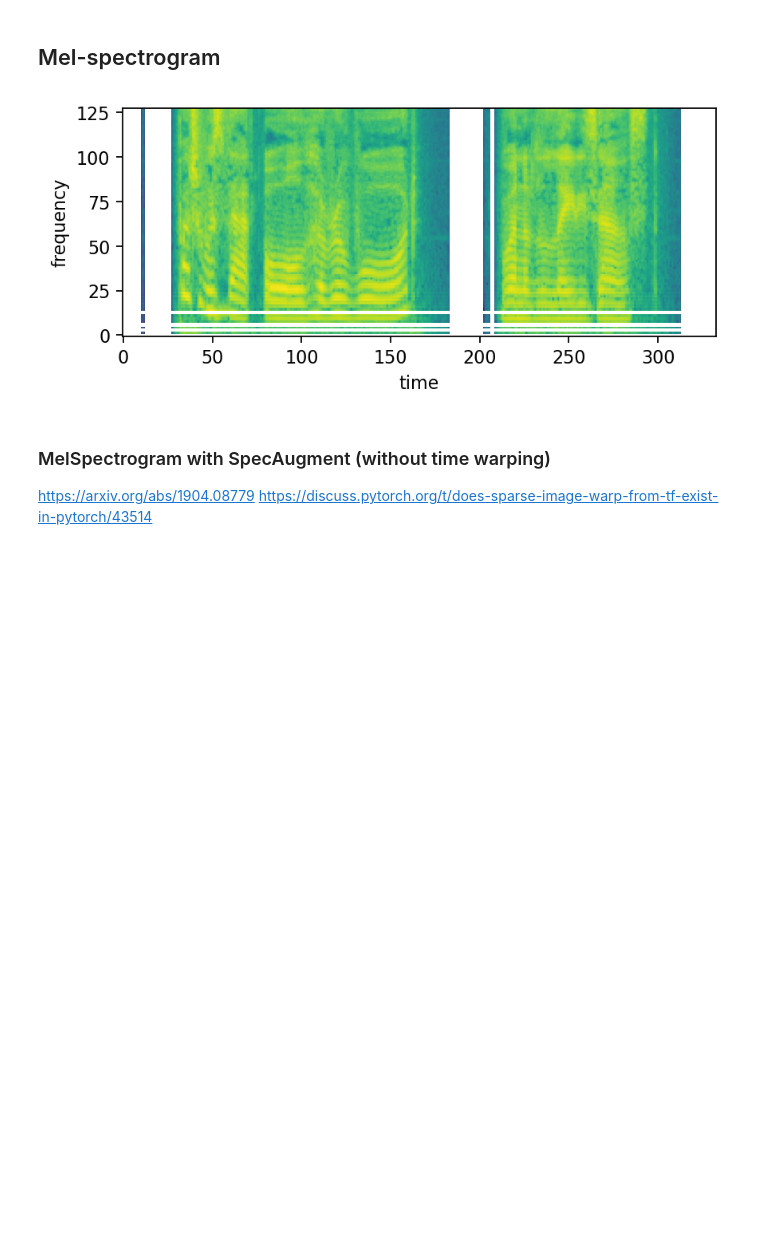
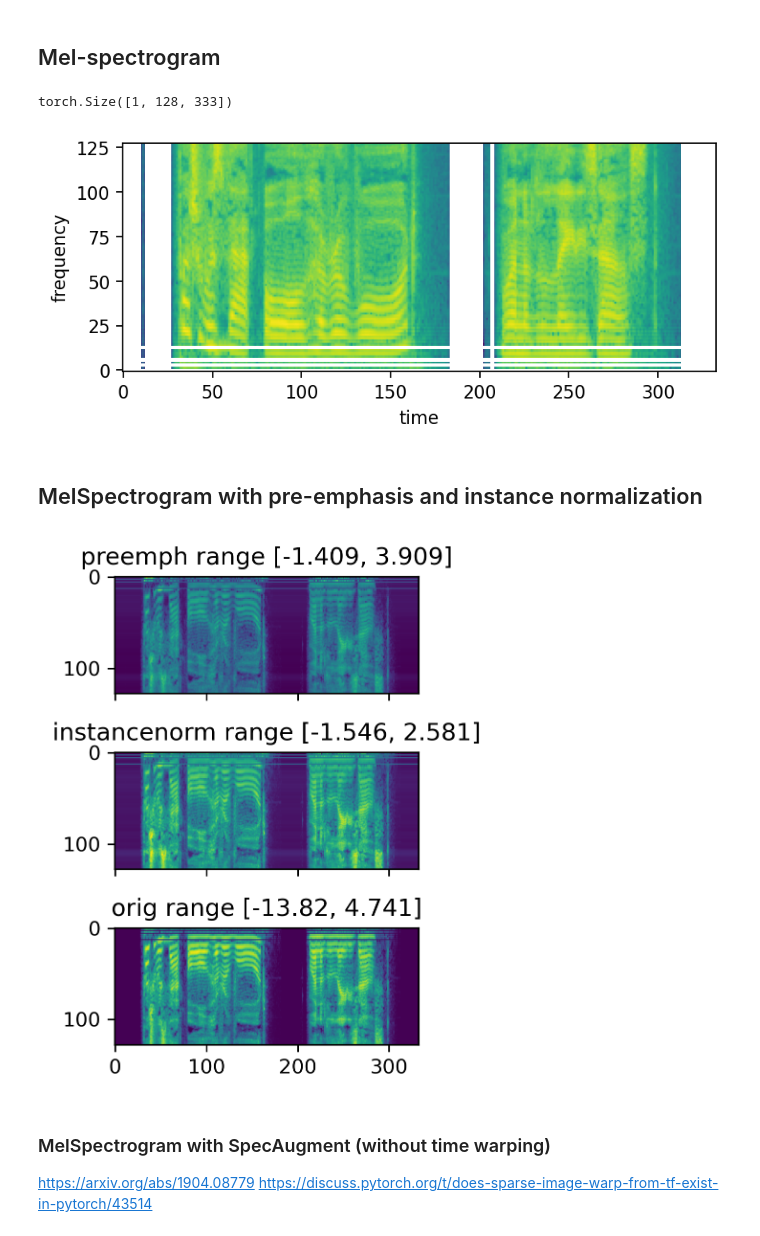
Before and after one commit to vjoki/fsl-experi, a Jupyter notebook: notebooks/audio_representation.ipynb, the cells around one changed output. Saved outputs shown, nothing was run; the diff lists cells and outputs as text; code cells hidden in the pictures; blank space fills up the shorter version.

```diff
--- a/notebooks/audio_representation.ipynb
+++ b/notebooks/audio_representation.ipynb
@@ -48,6 +50,7 @@ plt.gca().invert_yaxis()
 n_mels = 128
 n_fft = 400
 mel_spectro = torchaudio.transforms.MelSpectrogram(n_mels=n_mels, n_fft=n_fft)(signal)
+print(mel_spectro.shape)
 
 plt.imshow(mel_spectro.log2()[0,:,:], cmap='viridis')
 plt.ylabel('frequency')
@@ -55,7 +58,61 @@ plt.xlabel('time')
 plt.gca().invert_yaxis()
 #plt.savefig('melspectro.pdf')
 # %% [output]
+torch.Size([1, 128, 333])
 [figure]
+# %% [markdown]
+## MelSpectrogram with pre-emphasis and instance normalization
+# %%
+import torch.nn.functional as F
+class PreEmphasis(torch.nn.Module):  # pylint: disable=abstract-method
+    def __init__(self, coef: float = 0.97):
+        super().__init__()
+        self.coef = coef
+        # make kernel
+        # In pytorch, the convolution operation uses cross-correlation. So, filter is flipped.
+        self.register_buffer(
+            'flipped_filter', torch.FloatTensor([-self.coef, 1.]).unsqueeze(0).unsqueeze(0)
+        )
+
+    def forward(self, input: torch.Tensor) -> torch.Tensor:
+        assert len(input.size()) == 2, 'The number of dimensions of input tensor must be 2!'
+        # reflect padding to match lengths of in/out
+        input = input.unsqueeze(1)
+        input = F.pad(input, (1, 0), 'reflect')  # type: ignore
+        return F.conv1d(input, self.flipped_filter).squeeze(1)  # type: ignore
+
+x = signal
+x = PreEmphasis()(x)
+x = torchaudio.transforms.MelSpectrogram(n_mels=n_mels, n_fft=n_fft)(x)
+x = x+1e-6
+x = x.log()
+x = torch.nn.InstanceNorm1d(n_mels)(x)
+
+y = signal
+y = torchaudio.transforms.MelSpectrogram(n_mels=n_mels, n_fft=n_fft)(y)
+y = y+1e-6
+y = y.log()
+y = torch.nn.InstanceNorm1d(n_mels)(y)
+
+z = signal
+z = torchaudio.transforms.MelSpectrogram(n_mels=n_mels, n_fft=n_fft)(z)
+z = z+1e-6
+z = z.log()
+
+fig, axes = plt.subplots(nrows=3, ncols=1, sharex=True, sharey=True, dpi=300)
+
+axes[0].set_title('preemph range [{:.4}, {:.4}]'.format(torch.min(x), torch.max(x)))
+axes[0].imshow(x[0,:,:], cmap='viridis')
+
+axes[1].set_title('instancenorm range [{:.4}, {:.4}]'.format(torch.min(y), torch.max(y)))
+axes[1].imshow(y[0,:,:], cmap='viridis')
+
+axes[2].set_title('orig range [{:.4}, {:.4}]'.format(torch.min(z), torch.max(z)))
+axes[2].imshow(z[0,:,:], cmap='viridis')
+
+fig.tight_layout()
+# %% [output]
+[figure, added]
 # %% [markdown]
 ### MelSpectrogram with SpecAugment (without time warping)
 https://arxiv.org/abs/1904.08779
```
Also changed, not shown: parts of 3 cells of this notebook.
